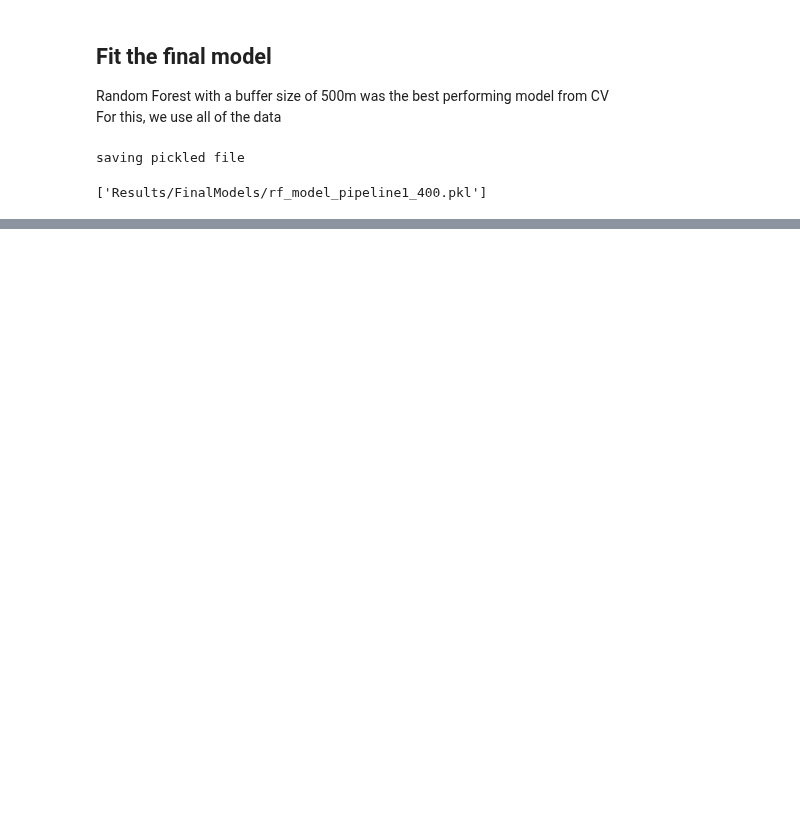
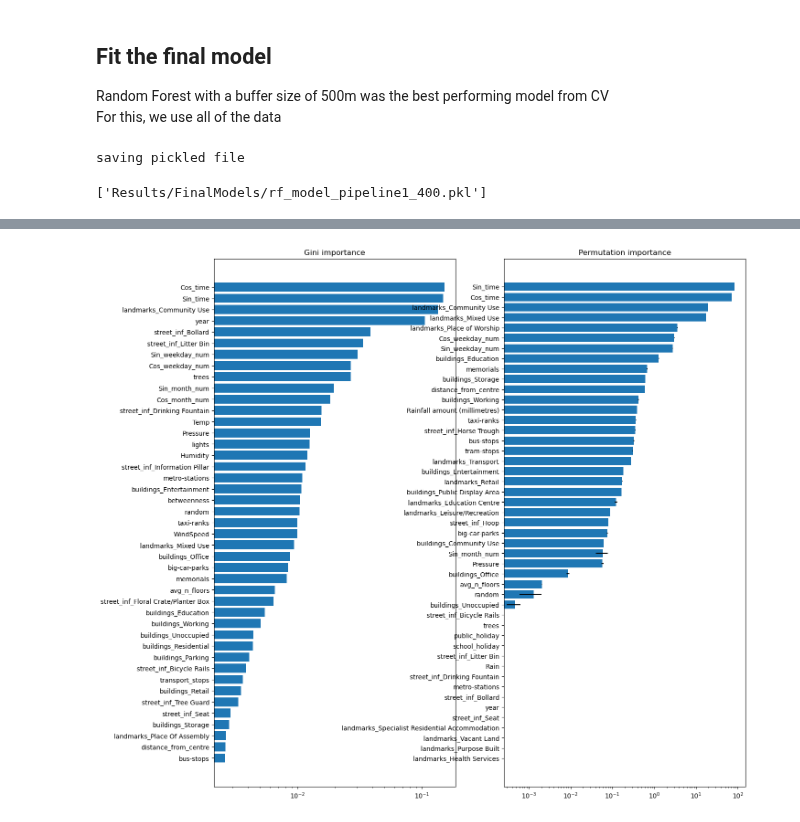
Before and after one commit to nickmalleson/footfall, a Jupyter notebook: MelbourneAnalysis/3. Modelling/4. FittingFinalModel.ipynb, the cells around one changed output, grey strips where cells are left out. Drawn from its saved outputs; the diff is of its cells as text; code cells hidden in the pictures; blank space fills up the shorter version.

Commit message:
including the feature importance plots for the 2nd and 3rd fits, can see that there is not so much variation

```diff
--- a/MelbourneAnalysis/3. Modelling/4. FittingFinalModel.ipynb
+++ b/MelbourneAnalysis/3. Modelling/4. FittingFinalModel.ipynb
@@ -107,0 +126,14 @@ len(Xfull.columns)
+# %%
+# pi_1, pi_1_raw = find_permutation_importance(rf_model_pipeline1['rf_regressor'], Xfull, Yfull, n_iter=3)
+# pi_2, pi_2_raw = find_permutation_importance(rf_model_pipeline2['rf_regressor'], Xfull, Yfull, n_iter=3)
+pi_3, pi_3_raw = find_permutation_importance(rf_model_pipeline3['rf_regressor'], Xfull, Yfull, n_iter=3)
+# %%
+# gi_1 = find_gini_importance(Xfull,rf_model_pipeline1['rf_regressor'])
+# gi_2 = find_gini_importance(Xfull,rf_model_pipeline2['rf_regressor'])
+gi_3 = find_gini_importance(Xfull,rf_model_pipeline3['rf_regressor'])
+# %%
+fig, axs = plt.subplots(ncols = 2, figsize=(15,15))
+plot_compare_importances(axs, gi_3, pi_3, log_scale = True, above_random_cat='random_cat')
+fig.savefig("Results/Figs/AssessingFinalModel/FeatureImportances3_log.PNG")
+# %% [output]
+[figure, added]
```
Also changed, not shown: parts of 5 cells of this notebook.
